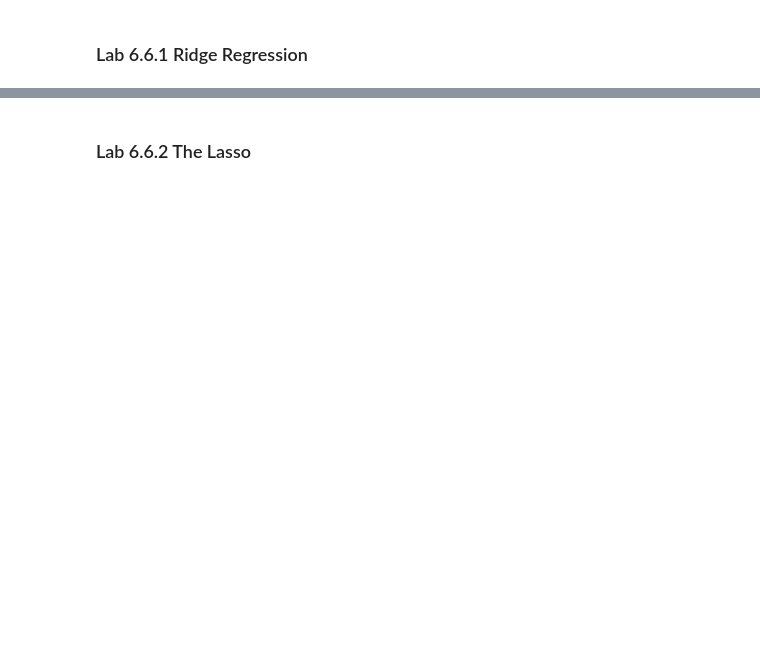
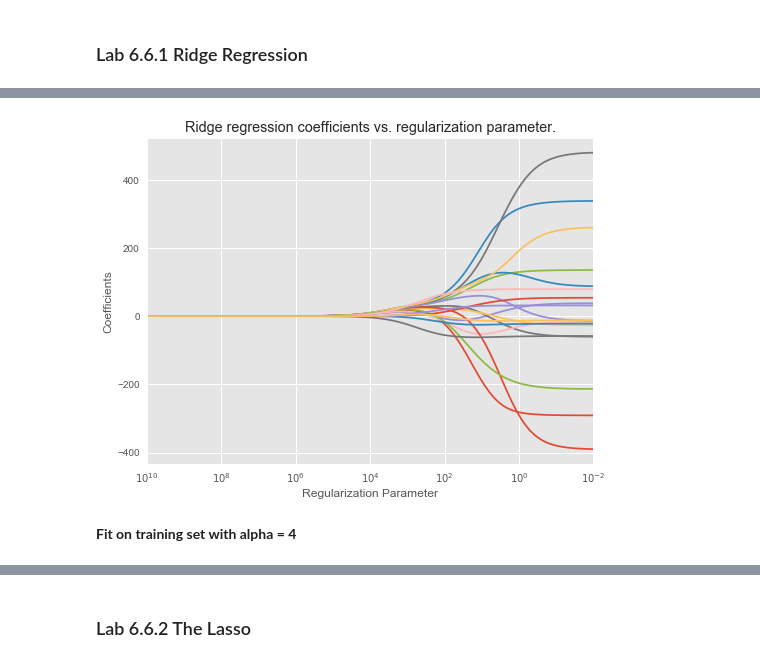
Before and after one commit to 0liu/ISLR, a Jupyter notebook: Chapter 6 Linear Model Selection and Regularization.ipynb, the cells around one changed output, grey strips where cells are left out. Drawn from its saved outputs; the diff is of its cells as text; code cells hidden in the pictures; blank space fills up the shorter version.

```diff
--- a/Chapter 6 Linear Model Selection and Regularization.ipynb
+++ b/Chapter 6 Linear Model Selection and Regularization.ipynb
@@ -116,2 +461,7 @@ print(hitters.Salary.isnull().sum())
 # %% [markdown]
 ### Lab 6.6.1 Ridge Regression
+# %%
+# Generate dummy variables for qualitative variables
+qual_vars = ['League', 'Division', 'NewLeague']
+hitters_dummies = pd.get_dummies(hitters[qual_vars])
+hitters_dummies.info()
@@ -117,0 +480,9 @@ print(hitters.Salary.isnull().sum())
+# %%
+# Define X, y features and reponse data for scikit-learn
+dummy_vars = ['League_N', 'Division_W', 'NewLeague_N']
+response = 'Salary'
+y = hitters[response]
+# Drop response and qualitative variables, and combine with dummy data frame
+X = pd.concat([hitters.drop(qual_vars + [response], axis=1), hitters_dummies[dummy_vars]], axis=1)
+features = hitters.columns.drop([response])
+X.info()
@@ -117,0 +507,20 @@ print(hitters.Salary.isnull().sum())
+# %%
+# Ridge regression on full dataset, over 100 alphas from 10 to -2
+alphas = 10**np.linspace(10,-2,100)
+ridge = Ridge()
+coefs = []
+for alpha in alphas:
+    ridge.set_params(alpha=alpha*0.5)  # alpha/2 to align with R
+    ridge.fit(scale(X), y)
+    coefs.append(ridge.coef_)
+# Plot
+fig, ax = plt.subplots(figsize=(8,6))
+plt.plot(alphas, coefs)
+ax.set_xscale('log')
+plt.xlim(1e10, 1e-2)  # reverse axis
+plt.xlabel('Regularization Parameter')
+plt.ylabel('Coefficients')
+plt.title('Ridge regression coefficients vs. regularization parameter.')
+plt.show()
+# %% [output]
+[figure, added]
@@ -117,0 +530,2 @@ print(hitters.Salary.isnull().sum())
+# %% [markdown]
+**Fit on training set with alpha = 4**
```
Also changed, not shown: parts of 50 cells of this notebook.
